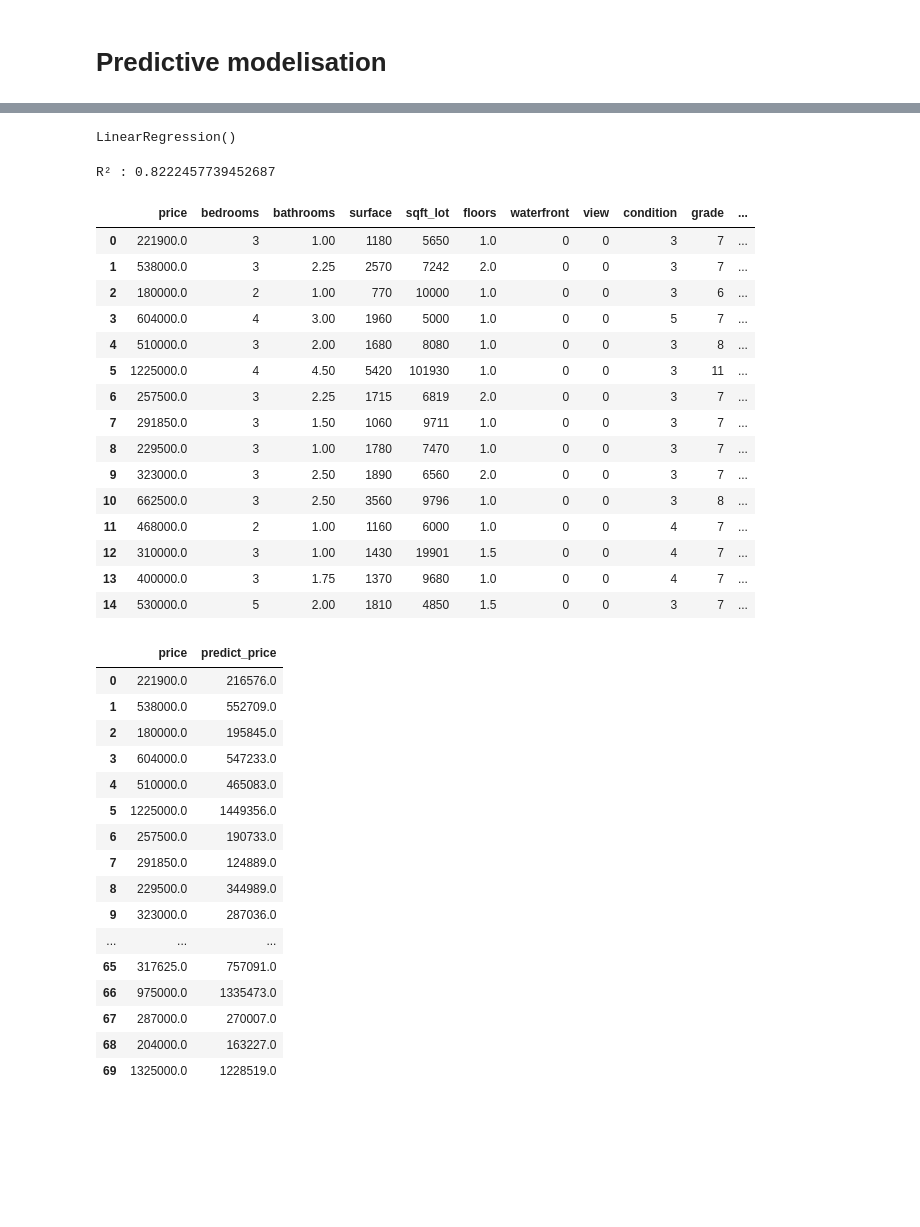
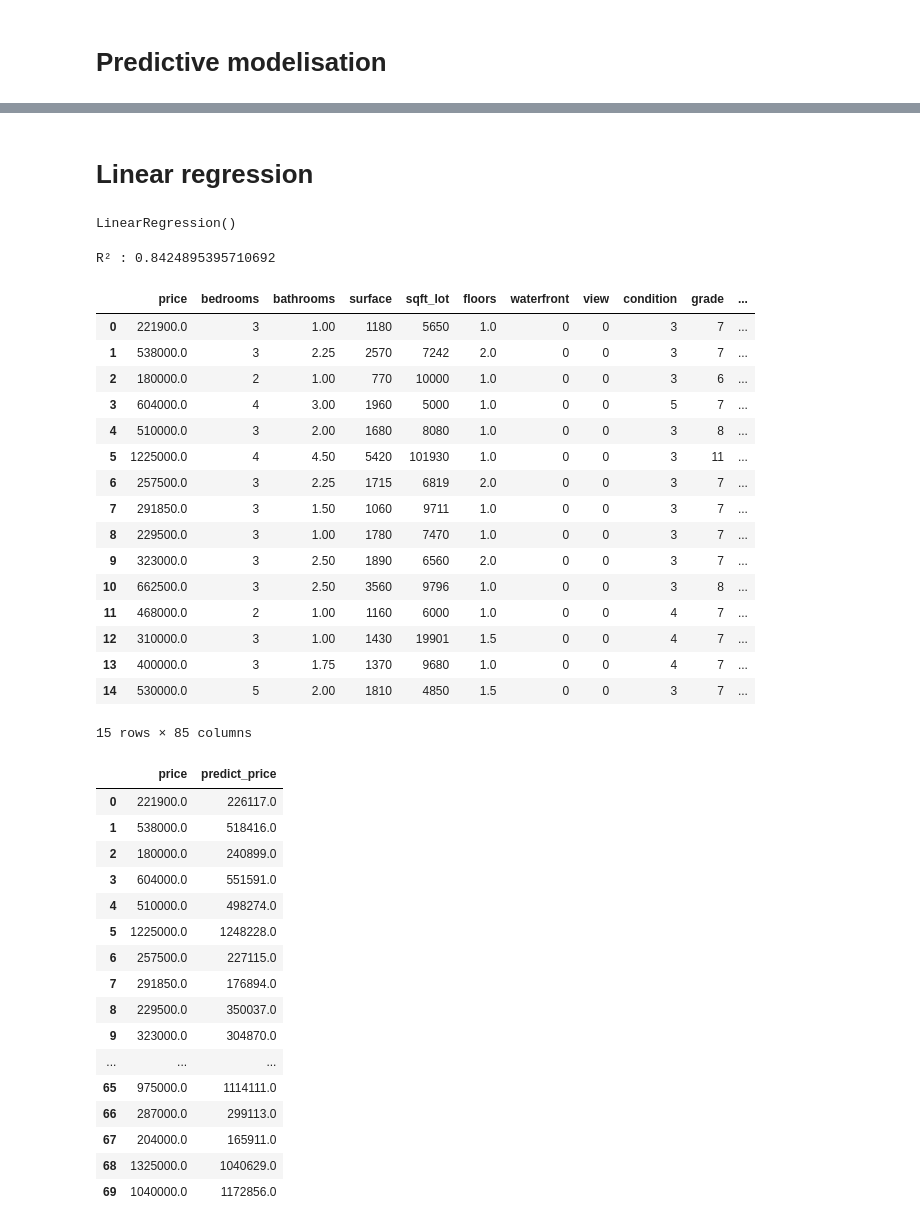
Before and after one commit to DonzerHD/Prediction_prix_maison_application, a Jupyter notebook: notebooks/data_modelisation.ipynb, the cells around one changed output, grey strips where cells are left out. Cells and saved outputs as stored; diff of their text form; code cells hidden in the pictures; blank space fills up the shorter version.

Commit message:
model finis

```diff
--- a/notebooks/data_modelisation.ipynb
+++ b/notebooks/data_modelisation.ipynb
@@ -9,3 +9,4 @@ from sklearn.linear_model import LinearRegression
 from sklearn.metrics import r2_score
 # %%
 df_model = pd.read_csv('data/kc_house_data_clean_model.csv')
+df_model_knn = pd.read_csv('data/kc_house_data_clean_model.csv')
@@ -12,6 +15,6 @@ df_model = pd.read_csv('data/kc_house_data_clean_model.csv')
 # %%
-X = df_model.drop(columns=['price'])
-y = df_model['price']
-X_train, X_test, y_train, y_test = train_test_split(X, y, test_size=0.18, random_state=42)
+X = df_model_knn.drop(columns=['price'])
+y = df_model_knn['price']
+X_train, X_test, y_train, y_test = train_test_split(X, y, test_size=0.3, random_state=42)
 # %%
 # Entrainement du modèle
@@ -45,0 +29,5 @@ df_model
+# %%
+predict_X = knn.predict(X)
+df_model_knn['predict_price'] = predict_X.round(0)
+pd.set_option('display.max_rows', 100)
+df_model_knn[['price', 'predict_price']].head(70)
@@ -46,5 +52,7 @@ df_model
+# %% [markdown]
+# Linear regression
 # %%
-X_train, X_test, y_train, y_test = train_test_split(df_model.drop('price', axis=1), df_model['price'], test_size=0.33, random_state=42)
+X_train, X_test, y_train, y_test = train_test_split(df_model.drop('price', axis=1), df_model['price'], test_size=0.10, random_state=42)
 # %%
 lr = LinearRegression()
 lr.fit(X_train, y_train)
@@ -55,7 +63,7 @@ predictions = lr.predict(X_test)
 # %%
 print('R² :', r2_score(y_test, predictions))
 # %% [output]
-R² : 0.8222457739452687
+R² : 0.8424895395710692
 # %%
 df_model.head(15)
 # %% [output]
@@ -75,27 +83,28 @@ df_model.head(15)
 | 12 | 310000.0 | 3 | 1.00 | 1430 | 19901 | 1.5 | 0 | 0 | 4 | 7 | ... |
 | 13 | 400000.0 | 3 | 1.75 | 1370 | 9680 | 1.0 | 0 | 0 | 4 | 7 | ... |
 | 14 | 530000.0 | 5 | 2.00 | 1810 | 4850 | 1.5 | 0 | 0 | 3 | 7 | ... |
+15 rows × 85 columns
 # %%
 # predit le prix d'une maison dans le dataset
-predict_X = lr.predict(X)
-df_model['predict_price'] = predict_X.round(0)
+predict_lr_X = lr.predict(X)
+df_model['predict_price'] = predict_lr_X.round(0)
 pd.set_option('display.max_rows', 100)
 df_model[['price', 'predict_price']].head(70)
 # %% [output]
 |  | price | predict_price |
-| 0 | 221900.0 | 216576.0 |
-| 1 | 538000.0 | 552709.0 |
-| 2 | 180000.0 | 195845.0 |
-| 3 | 604000.0 | 547233.0 |
-| 4 | 510000.0 | 465083.0 |
-| 5 | 1225000.0 | 1449356.0 |
-| 6 | 257500.0 | 190733.0 |
-| 7 | 291850.0 | 124889.0 |
-| 8 | 229500.0 | 344989.0 |
-| 9 | 323000.0 | 287036.0 |
+| 0 | 221900.0 | 226117.0 |
+| 1 | 538000.0 | 518416.0 |
+| 2 | 180000.0 | 240899.0 |
+| 3 | 604000.0 | 551591.0 |
+| 4 | 510000.0 | 498274.0 |
+| 5 | 1225000.0 | 1248228.0 |
+| 6 | 257500.0 | 227115.0 |
+| 7 | 291850.0 | 176894.0 |
+| 8 | 229500.0 | 350037.0 |
+| 9 | 323000.0 | 304870.0 |
 | ... | ... | ... |
-| 65 | 317625.0 | 757091.0 |
-| 66 | 975000.0 | 1335473.0 |
-| 67 | 287000.0 | 270007.0 |
-| 68 | 204000.0 | 163227.0 |
-| 69 | 1325000.0 | 1228519.0 |
+| 65 | 975000.0 | 1114111.0 |
+| 66 | 287000.0 | 299113.0 |
+| 67 | 204000.0 | 165911.0 |
+| 68 | 1325000.0 | 1040629.0 |
+| 69 | 1040000.0 | 1172856.0 |
```
Also changed, not shown: parts of 6 cells of this notebook, 5 other files.
